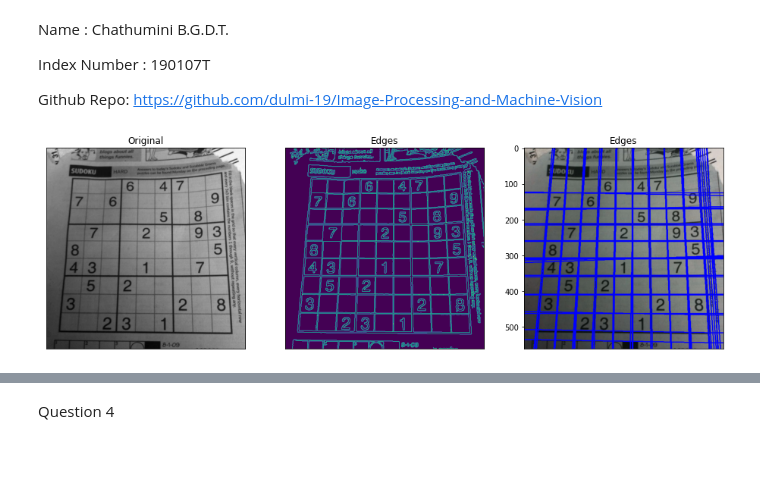
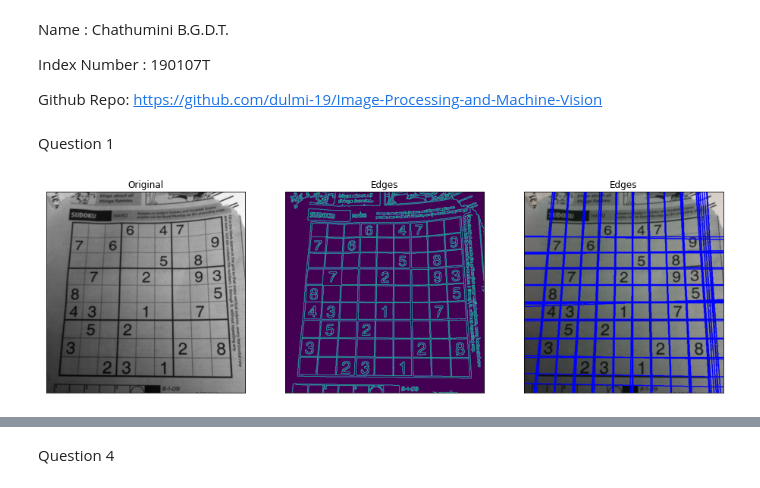
Before and after one commit to dulmi-99/Image-Processing-and-Machine-Vision, a Jupyter notebook: Exercises/Exercise 6/190107T_Exercise_6.ipynb, the cells around one changed output, grey strips where cells are left out. Saved outputs shown, nothing was run; the diff lists cells and outputs as text; code cells hidden in the pictures; blank space fills up the shorter version.

```diff
--- a/Exercises/Exercise 6/190107T_Exercise_6.ipynb
+++ b/Exercises/Exercise 6/190107T_Exercise_6.ipynb
@@ -5,6 +5,8 @@ Index Number : 190107T
 
 Github Repo:
 https://github.com/dulmi-19/Image-Processing-and-Machine-Vision
+# %% [markdown]
+Question 1
 # %%
 import cv2 as cv
 import numpy as np
@@ -12,36 +14,36 @@ import matplotlib.pyplot as plt
 
 sudoku = cv.imread("sudoku.png",cv.IMREAD_COLOR)
 assert sudoku is not None
 
 sudoku_gray = cv.cvtColor(sudoku,cv.COLOR_BGR2GRAY)
 edges = cv.Canny(sudoku_gray,20,120,apertureSize=3)
 lines = cv.HoughLines(edges,1,np.pi/180,175)
 
 for line in lines:
     rho, theta = line[0]
     a = np.cos(theta)
     b = np.sin(theta)
     x0,y0 = a*rho,b*rho
     x1,y1 = int(x0 + 1000*(-b)), int(y0 + 1000*a)
     x2,y2 = int(x0 - 1000*(-b)), int(y0 - 1000*a)
     cv.line(sudoku,(x1,y1),(x2,y2),(0,0,255),2)
 
 fig,ax =  plt.subplots(1,3,figsize=(16,8))
 
 ax[0].imshow(sudoku_gray,cmap='gray')
 ax[0].set_title("Original")
 ax[0].set_xticks([]),ax[0].set_yticks([])
 
 ax[1].imshow(edges)
 ax[1].set_title("Edges")
-ax[1].set_xticks([]),ax[0].set_yticks([])
+ax[1].set_xticks([]),ax[1].set_yticks([])
 
 ax[2].imshow(sudoku)
 ax[2].set_title("Edges")
-ax[2].set_xticks([]),ax[1].set_yticks([])
+ax[2].set_xticks([]),ax[2].set_yticks([])
 plt.show()
 # %% [output]
-[figure, old version]
+[figure, new version]
 # %%
 import cv2 as cv
 import matplotlib.pyplot as plt
```
Also changed, not shown: parts of 2 cells of this notebook.
